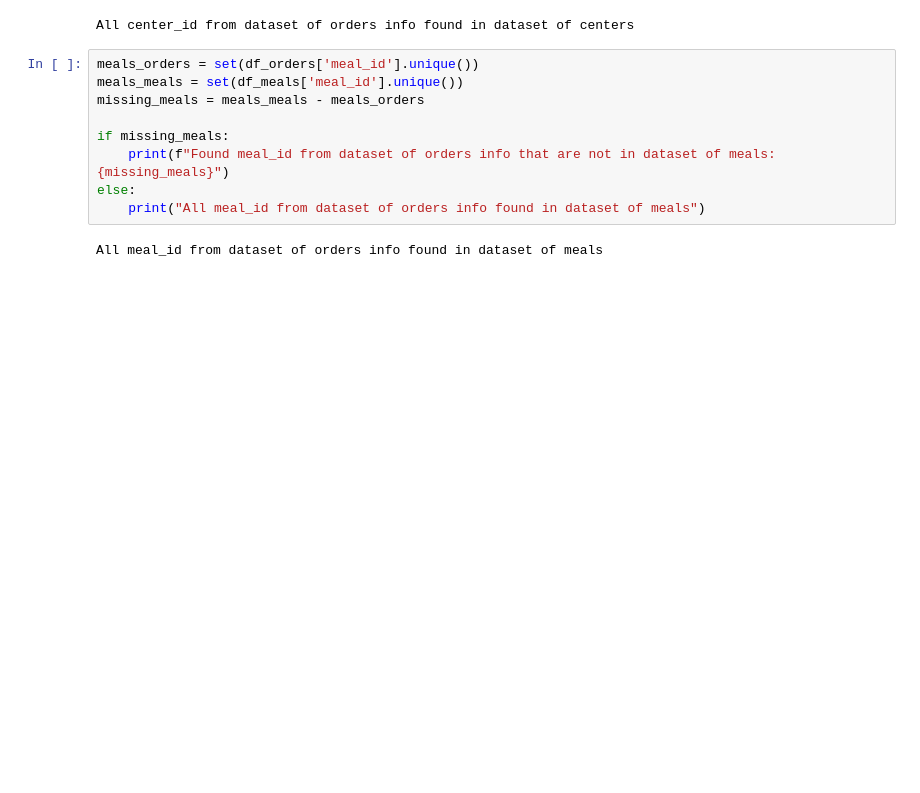
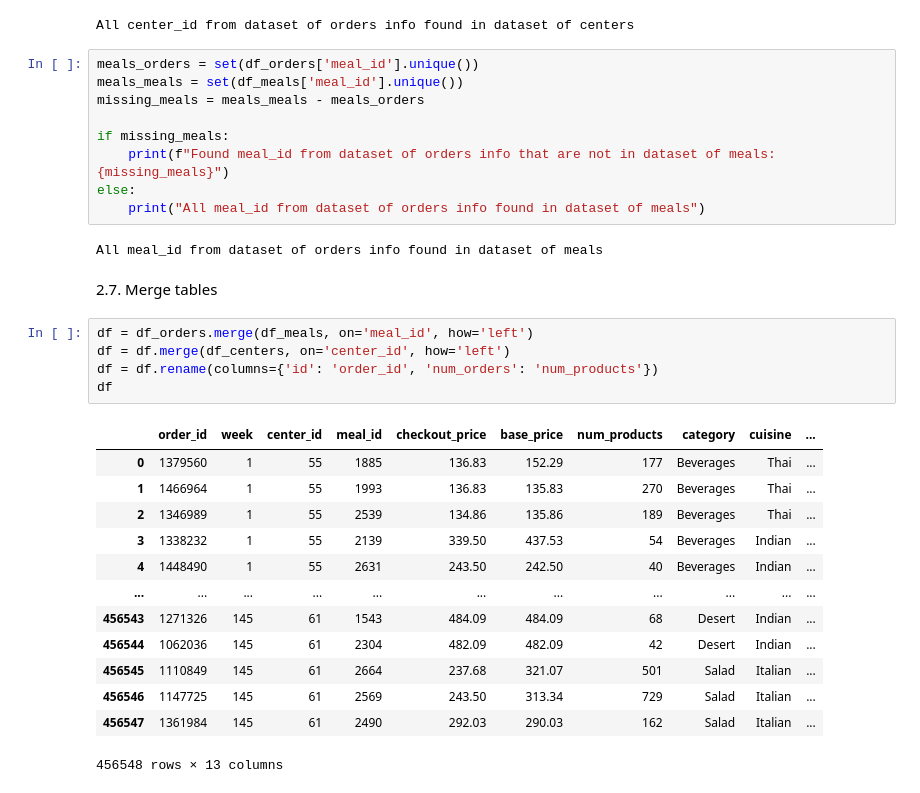
Before and after one commit to AwanRaskall/retail-demand-analysis, a Jupyter notebook: retail-analysis.ipynb, the cells around one changed output. Cells and saved outputs as stored; diff of their text form; blank space fills up the shorter version.

```diff
--- a/retail-analysis.ipynb
+++ b/retail-analysis.ipynb
@@ -208,4 +208,25 @@ else:
     print("All meal_id from dataset of orders info found in dataset of meals")
 # %% [output]
 All meal_id from dataset of orders info found in dataset of meals
+# %% [markdown]
+2.7. Merge tables
+# %%
+df = df_orders.merge(df_meals, on='meal_id', how='left')
+df = df.merge(df_centers, on='center_id', how='left')
+df = df.rename(columns={'id': 'order_id', 'num_orders': 'num_products'})
+df
+# %% [output]
+|  | order_id | week | center_id | meal_id | checkout_price | base_price | num_products | category | cuisine | ... |
+| 0 | 1379560 | 1 | 55 | 1885 | 136.83 | 152.29 | 177 | Beverages | Thai | ... |
+| 1 | 1466964 | 1 | 55 | 1993 | 136.83 | 135.83 | 270 | Beverages | Thai | ... |
+| 2 | 1346989 | 1 | 55 | 2539 | 134.86 | 135.86 | 189 | Beverages | Thai | ... |
+| 3 | 1338232 | 1 | 55 | 2139 | 339.50 | 437.53 | 54 | Beverages | Indian | ... |
+| 4 | 1448490 | 1 | 55 | 2631 | 243.50 | 242.50 | 40 | Beverages | Indian | ... |
+| ... | ... | ... | ... | ... | ... | ... | ... | ... | ... | ... |
+| 456543 | 1271326 | 145 | 61 | 1543 | 484.09 | 484.09 | 68 | Desert | Indian | ... |
+| 456544 | 1062036 | 145 | 61 | 2304 | 482.09 | 482.09 | 42 | Desert | Indian | ... |
+| 456545 | 1110849 | 145 | 61 | 2664 | 237.68 | 321.07 | 501 | Salad | Italian | ... |
+| 456546 | 1147725 | 145 | 61 | 2569 | 243.50 | 313.34 | 729 | Salad | Italian | ... |
+| 456547 | 1361984 | 145 | 61 | 2490 | 292.03 | 290.03 | 162 | Salad | Italian | ... |
+456548 rows × 13 columns
 # %% [markdown]
```
Also changed, not shown: parts of 9 cells of this notebook.
